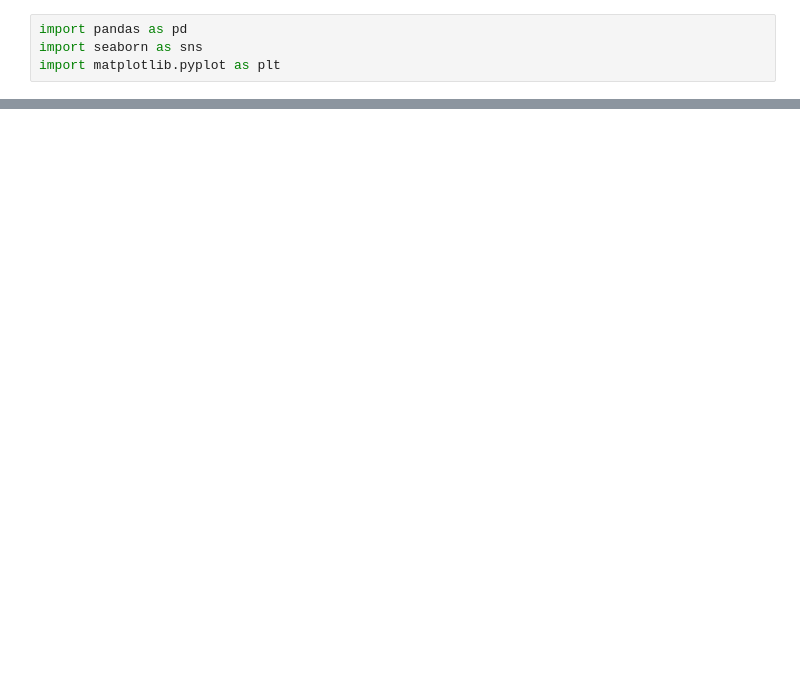
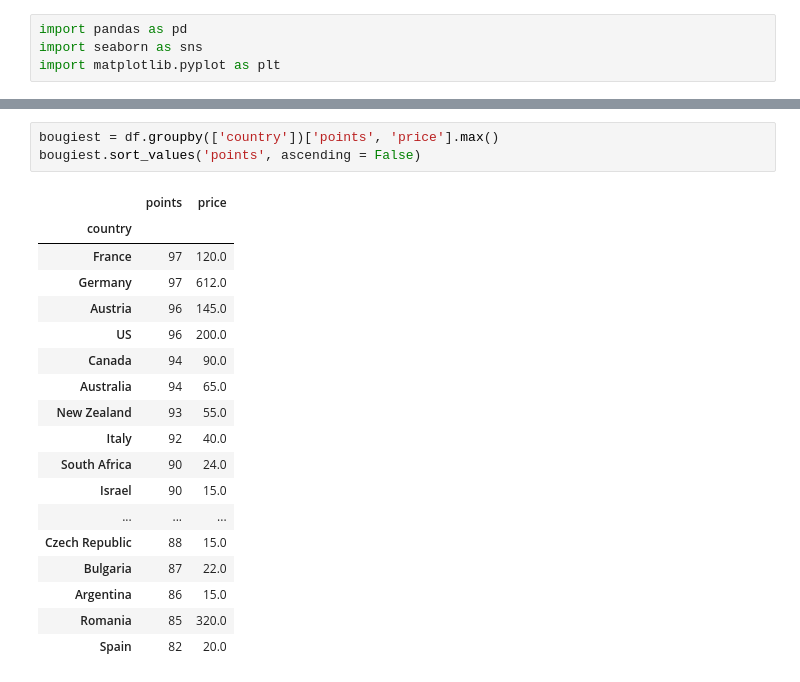
Before and after one commit to ENGRMike/GWProjectOne, a Jupyter notebook: VinyardDataAnalysis_ey_riesling.ipynb, the cells around one changed output, grey strips where cells are left out. Drawn from its saved outputs; the diff is of its cells as text; blank space fills up the shorter version.

```diff
--- a/VinyardDataAnalysis_ey_riesling.ipynb
+++ b/VinyardDataAnalysis_ey_riesling.ipynb
@@ -48,0 +49,22 @@ plt.show()
+# %%
+bougiest = df.groupby(['country'])['points', 'price'].max()
+bougiest.sort_values('points', ascending = False)
+# %% [output]
+|  | points | price |
+| country |  |  |
+| France | 97 | 120.0 |
+| Germany | 97 | 612.0 |
+| Austria | 96 | 145.0 |
+| US | 96 | 200.0 |
+| Canada | 94 | 90.0 |
+| Australia | 94 | 65.0 |
+| New Zealand | 93 | 55.0 |
+| Italy | 92 | 40.0 |
+| South Africa | 90 | 24.0 |
+| Israel | 90 | 15.0 |
+| ... | ... | ... |
+| Czech Republic | 88 | 15.0 |
+| Bulgaria | 87 | 22.0 |
+| Argentina | 86 | 15.0 |
+| Romania | 85 | 320.0 |
+| Spain | 82 | 20.0 |
```
Also changed, not shown: parts of 4 cells of this notebook, 5 other files.
